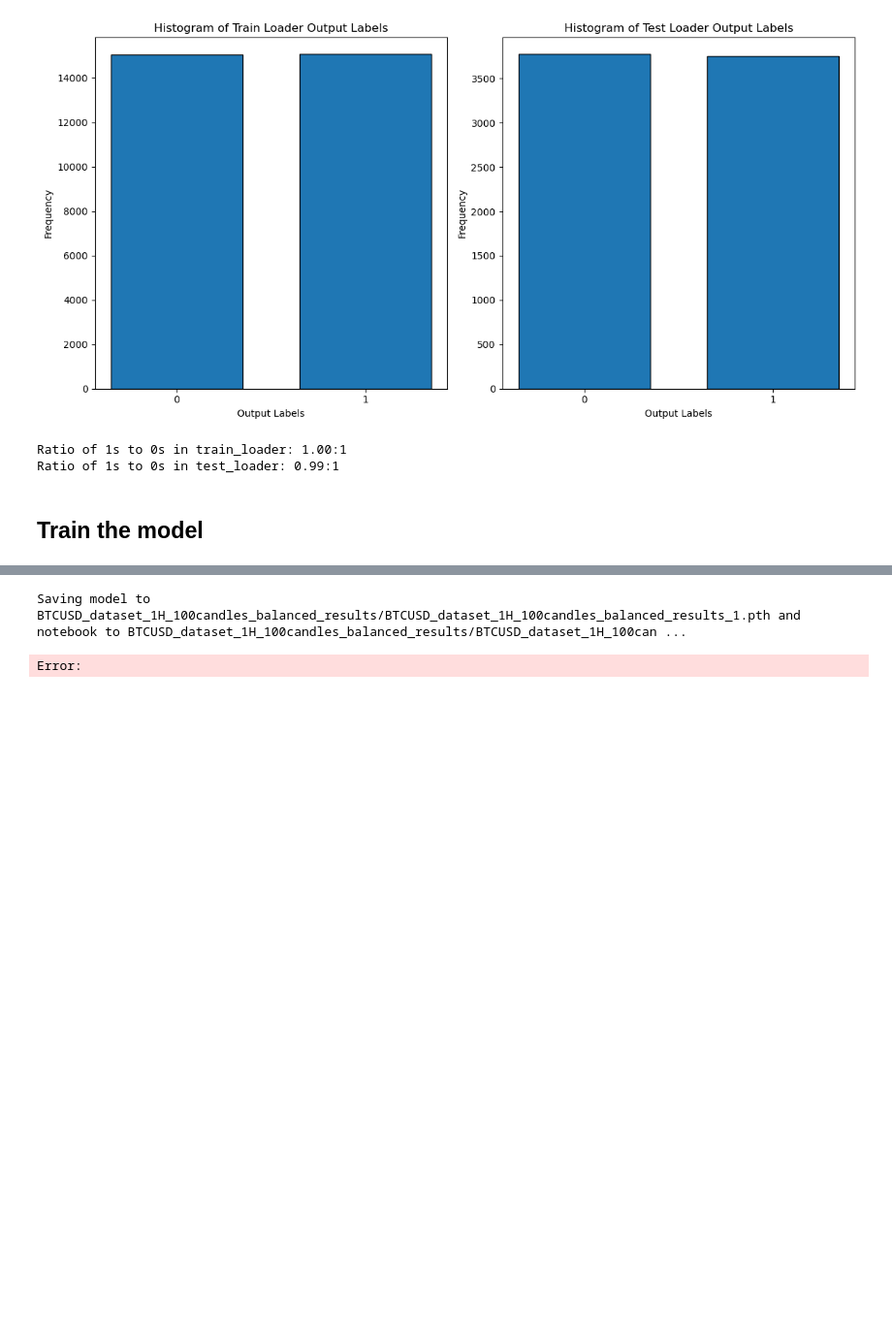
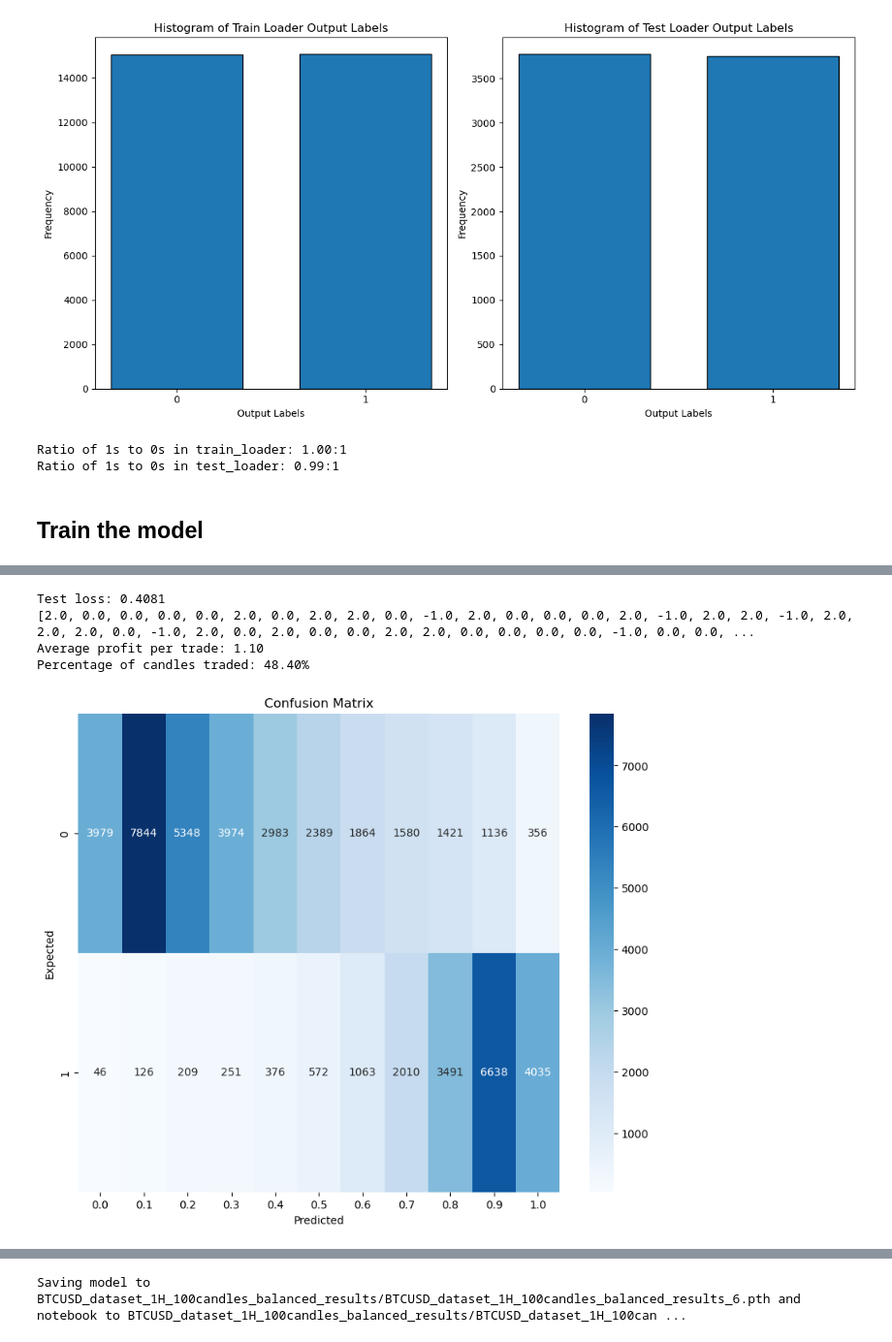
Before and after one commit to shuoscaryo/qualentum_tfb, a Jupyter notebook: model_train.ipynb, the cells around one changed output, grey strips where cells are left out. Shown at 97% size. Cells and saved outputs as stored; diff of their text form; code cells hidden in the pictures; blank space fills up the shorter version.

```diff
--- a/model_train.ipynb
+++ b/model_train.ipynb
@@ -277,0 +286,59 @@ Model not saved.
+# %%
+import torch
+from torch.utils.data import DataLoader, TensorDataset
+
+# Define the function to print metrics
+def tmp_print_metrics(metrics):
+    profit = sum(metrics)
+
+    # Calculate the average profit per trade (only considering non-zero trades)
+    non_zero_trades = [m for m in metrics if m != 0]
+    if len(non_zero_trades) > 0:
+        average_profit_per_trade = profit / len(non_zero_trades)
+    else:
+        average_profit_per_trade = 0
+
+    print(f'Average profit per trade: {average_profit_per_trade:.2f}')
+    print(f'Percentage of candles traded: {len(non_zero_trades) / len(metrics) * 100.0:.2f}%')
+
+# Load the dataset
+tmp_df = ft.load_dataset(g_dataset_name[:-len("_balanced")])
+
+# Prepare the input features
+tmp_X = tmp_df.iloc[:, :-1].values
+tmp_X = tmp_X.reshape(-1, tmp_X.shape[1] // 5, 5)  # Modify so each candle is a list
+tmp_X = tmp_X.transpose(0, 2, 1)  # Change the order so each row is Open, High, Low, Close, Volume
+
+# Prepare the labels
+tmp_y = tmp_df.iloc[:, -1].values
+
+# Convert to tensors and move to the appropriate device
+tmp_X = torch.tensor(tmp_X, dtype=torch.float32).to(g_device)
+tmp_y = torch.tensor(tmp_y, dtype=torch.float32).to(g_device)
+
+# Create the dataset and data loader
+tmp_dataset = TensorDataset(tmp_X, tmp_y)
+tmp_loader = DataLoader(tmp_dataset, batch_size=g_batch_size, shuffle=False)
+
+# Test the model
+tmp_loss, tmp_metrics = ft.test_model(
+    model=g_model,
+    data_loader=tmp_loader,
+    loss_function=g_loss_function,
+    metric_function=metric_function
+)
+
+# Print the test loss and metrics
+print(f'Test loss: {tmp_loss:.4f}')
+tmp_print_metrics(tmp_metrics)
+
+ft.plot_confusion_matrix(g_model, tmp_loader, num_separations=g_num_separations_confusion_matrix)
+ft.plot_predictions_density(g_model, tmp_loader)
+# Clean up temporary variables
+ft.del_tmp_vars()
+# %% [output]
+Test loss: 0.4081
+[2.0, 0.0, 0.0, 0.0, 0.0, 2.0, 0.0, 2.0, 2.0, 0.0, -1.0, 2.0, 0.0, 0.0, 0.0, 2.0, -1.0, 2.0, 2.0, -1.0, 2.0, 2.0, 2.0, 0.0, -1.0, 2.0, 0.0, 2.0, 0.0, 0.0, 2.0, 2.0, 0.0, 0.0, 0.0, 0.0, -1.0, 0.0, 0.0, ...
+Average profit per trade: 1.10
+Percentage of candles traded: 48.40%
+[figure, added]
@@ -278,10 +346,9 @@ Model not saved.
 # %%
 # Save the model and the notebook
 if ft.prompt_user("Save model? [y,n]") in ['yes', 'y']:
-    tmp_model_name, tmp_nb_name = ft.save_model(g_model, g_output_model_name, "/home/oscar/miniconda3/envs/tfg/src/model_train.ipynb")
+    tmp_model_name, tmp_nb_name = ft.save_model(g_model, g_output_model_name, g_this_nb_name)
     print(f'Saving model to {tmp_model_name} and notebook to {tmp_nb_name}')
 else:
     print('Model not saved.')
 # %% [output]
-Saving model to BTCUSD_dataset_1H_100candles_balanced_results/BTCUSD_dataset_1H_100candles_balanced_results_1.pth and notebook to BTCUSD_dataset_1H_100candles_balanced_results/BTCUSD_dataset_1H_100can ...
+Saving model to BTCUSD_dataset_1H_100candles_balanced_results/BTCUSD_dataset_1H_100candles_balanced_results_6.pth and notebook to BTCUSD_dataset_1H_100candles_balanced_results/BTCUSD_dataset_1H_100can ...
-Error:
```
Also changed, not shown: parts of 3 cells of this notebook, 7 other files.
